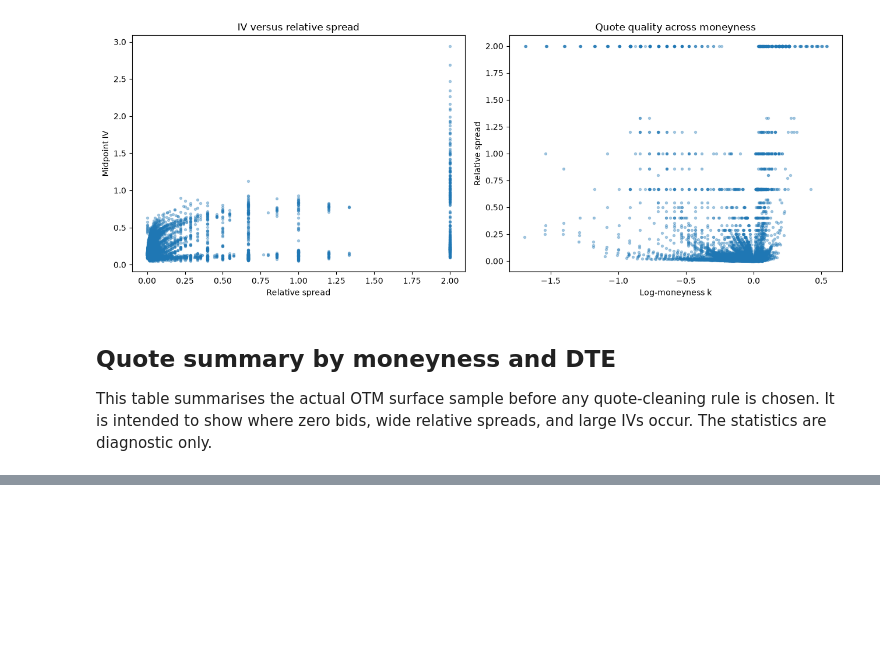
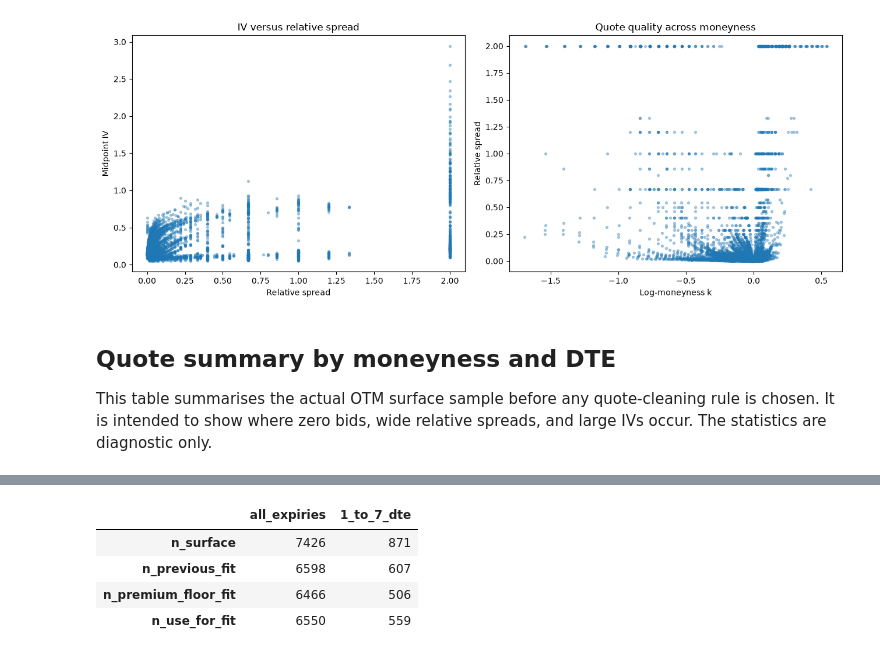
Before and after one commit to MMillward2012/Volatility-Forecasting-and-Options-Trading, a Jupyter notebook: notebooks/iv_surface_diagnostics.ipynb, the cells around one changed output, grey strips where cells are left out. Saved outputs shown, nothing was run; the diff lists cells and outputs as text; code cells hidden in the pictures; blank space fills up the shorter version.

```diff
--- a/notebooks/iv_surface_diagnostics.ipynb
+++ b/notebooks/iv_surface_diagnostics.ipynb
@@ -275,0 +326,14 @@ plt.tight_layout()
+# %%
+count_columns = ["n_surface", "n_previous_fit", "n_premium_floor_fit", "n_use_for_fit"]
+pd.DataFrame({
+    "all_expiries": coverage[count_columns].sum(),
+    "1_to_7_dte": coverage.loc[
+        coverage.index.get_level_values("days_to_expiry") <= 7, count_columns
+    ].sum(),
+})
+# %% [output]
+|  | all_expiries | 1_to_7_dte |
+| n_surface | 7426 | 871 |
+| n_previous_fit | 6598 | 607 |
+| n_premium_floor_fit | 6466 | 506 |
+| n_use_for_fit | 6550 | 559 |
```
Also changed, not shown: parts of 7 cells of this notebook, 2 other files.
